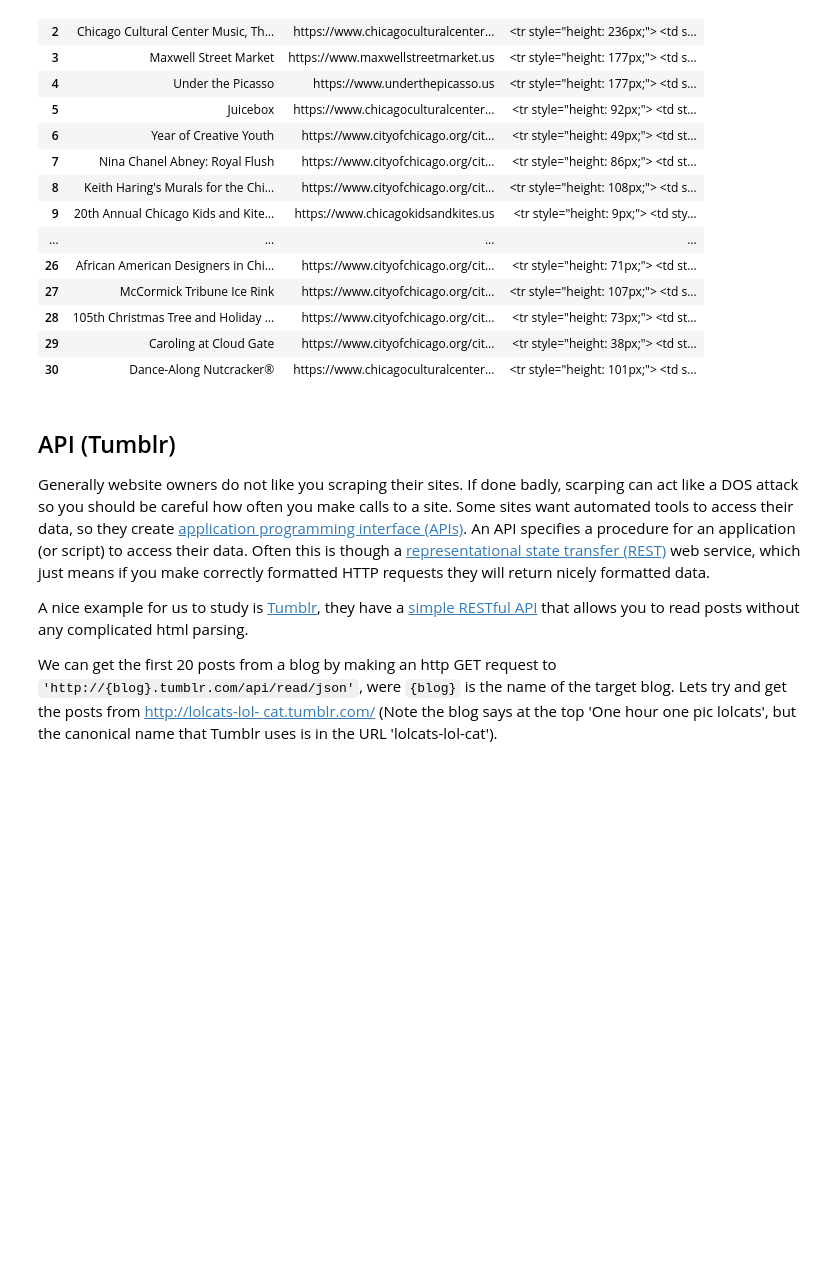
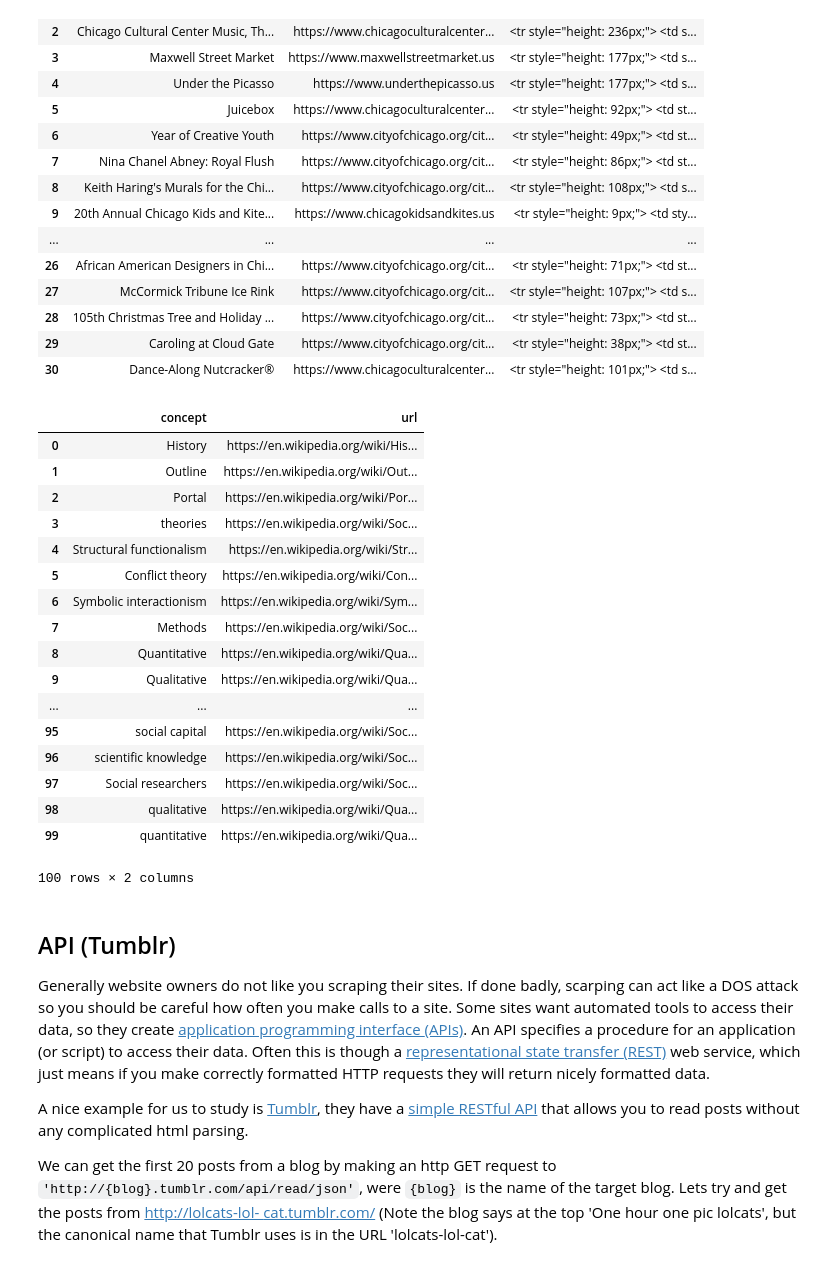
Before and after one commit to xywu-soc/content-analysis-2018, a Jupyter notebook: 1-Intro/1-intro.ipynb, the cells around one changed output. Cells and saved outputs as stored; diff of their text form; code cells hidden in the pictures; blank space fills up the shorter version.

```diff
--- a/1-Intro/1-intro.ipynb
+++ b/1-Intro/1-intro.ipynb
@@ -440,8 +440,8 @@ for tr_tag in (event_tr_tags[:-1]):
             pass
         event_url = urllib.parse.urljoin(base_url, relurl)
     # store info into the empty lists
-    event_name_lst.append(event_name)
-    event_url_lst.append(event_url)
+    event_name_lst.append(event_name.strip())
+    event_url_lst.append(event_url.strip())
 
 d2 = {'original_text': event_original_text, 'event_name': event_name_lst, \
       'event_url': event_url_lst}
@@ -466,16 +466,3 @@ task2_df
 | 28 | 105th Christmas Tree and Holiday ... | https://www.cityofchicago.org/cit... | <tr style="height: 73px;"> <td st... |
 | 29 | Caroling at Cloud Gate | https://www.cityofchicago.org/cit... | <tr style="height: 38px;"> <td st... |
 | 30 | Dance-Along Nutcracker® | https://www.chicagoculturalcenter... | <tr style="height: 101px;"> <td s... |
-# %%
-# Revursive function to get further urls
-def get_further_urls(url):
-    '''
-    '''
-    real_url = ''
-
-    # base case
-    if real_url != '':
-        return real_url
-
-    # recursive case
-    else:
@@ -482,3 +520,27 @@ def get_further_urls(url):
+# %%
+sociology = ['sociology', 'https://en.wikipedia.org/wiki/Sociology']
+test = get_further_urls(sociology, 100)
+task2_df2 = pandas.DataFrame(test, columns=['concept', 'url'])
+task2_df2
+# %% [output]
+|  | concept | url |
+| 0 | History | https://en.wikipedia.org/wiki/His... |
+| 1 | Outline | https://en.wikipedia.org/wiki/Out... |
+| 2 | Portal | https://en.wikipedia.org/wiki/Por... |
+| 3 | theories | https://en.wikipedia.org/wiki/Soc... |
+| 4 | Structural functionalism | https://en.wikipedia.org/wiki/Str... |
+| 5 | Conflict theory | https://en.wikipedia.org/wiki/Con... |
+| 6 | Symbolic interactionism | https://en.wikipedia.org/wiki/Sym... |
+| 7 | Methods | https://en.wikipedia.org/wiki/Soc... |
+| 8 | Quantitative | https://en.wikipedia.org/wiki/Qua... |
+| 9 | Qualitative | https://en.wikipedia.org/wiki/Qua... |
+| ... | ... | ... |
+| 95 | social capital | https://en.wikipedia.org/wiki/Soc... |
+| 96 | scientific knowledge | https://en.wikipedia.org/wiki/Soc... |
+| 97 | Social researchers | https://en.wikipedia.org/wiki/Soc... |
+| 98 | qualitative | https://en.wikipedia.org/wiki/Qua... |
+| 99 | quantitative | https://en.wikipedia.org/wiki/Qua... |
+100 rows × 2 columns
 # %% [markdown]
 ## API (Tumblr)
 
```
Also changed, not shown: parts of 2 cells of this notebook.
